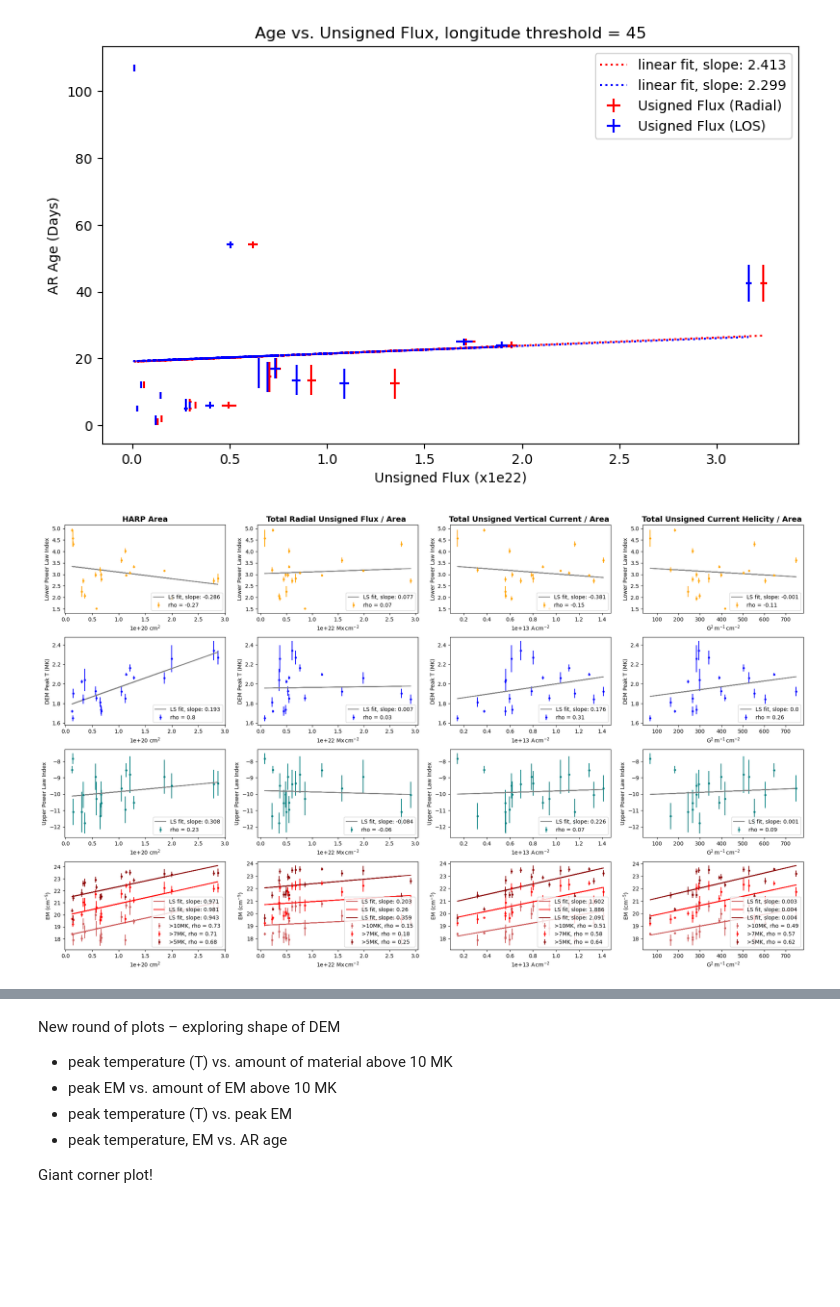
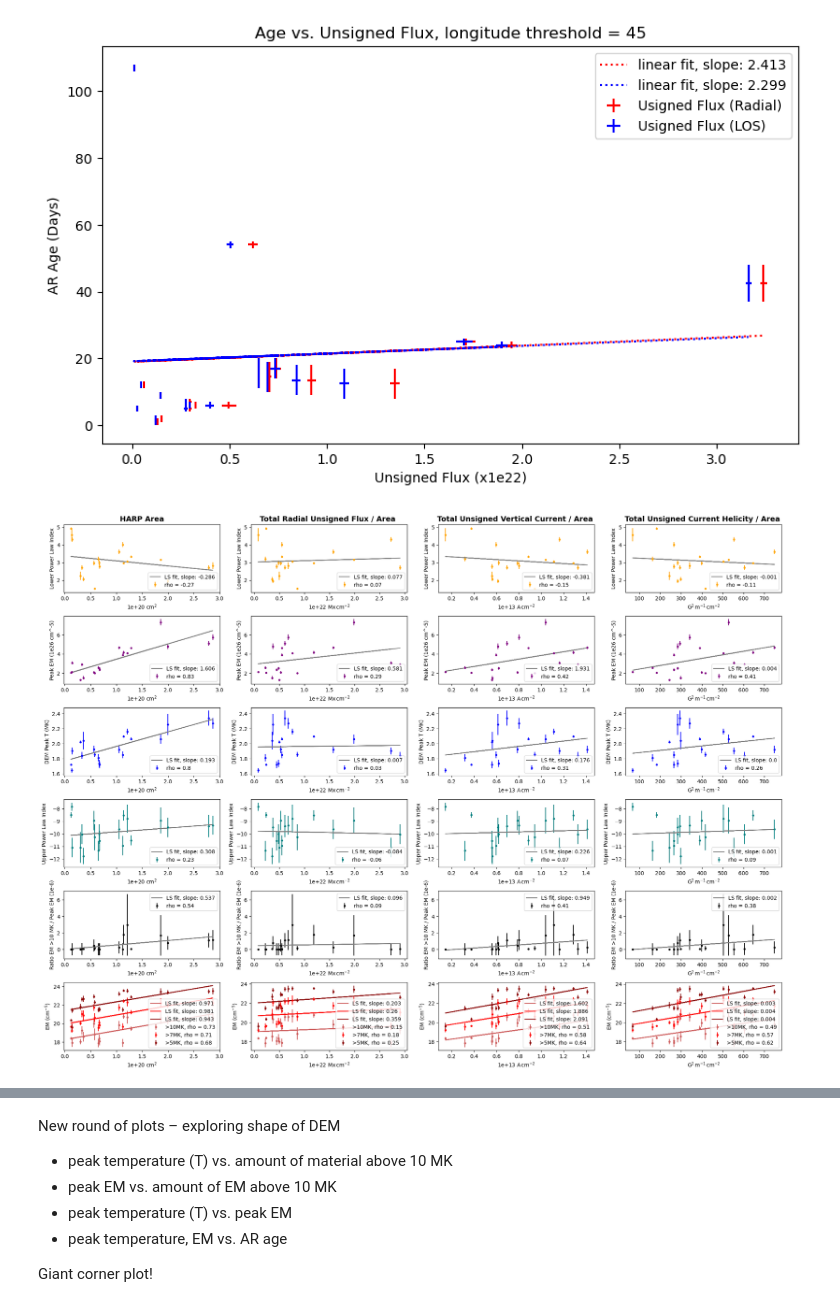
Before and after one commit to jessiemcd/do-dem, a Jupyter notebook: plots_from_saved_params.ipynb, the cells around one changed output, grey strips where cells are left out. Drawn from its saved outputs; the diff is of its cells as text; code cells hidden in the pictures; blank space fills up the shorter version.

```diff
--- a/plots_from_saved_params.ipynb
+++ b/plots_from_saved_params.ipynb
@@ -79,23 +106,26 @@ magparams = haa.fetch_age_and_usflux(all_targets, lonthresh=45)
 #We do want to normalize other parameters by HARP area, and also add a plot vs. HARP area.
 importlib.reload(haa)
 
-params = ['lowerpower2', 'peak', 'upperpower2', 'above10', 'above7', 'above5']
-paramlabels = ['Lower Power Law Index', 'DEM Peak T (MK)', 'Upper Power Law Index',
+params = ['lowerpower2', 'peak_em', 'peak', 'upperpower2', 'above10rat', 'above10', 'above7', 'above5']
+paramlabels = ['Lower Power Law Index', 'Peak EM (1e26 cm^-5)', 'DEM Peak T (MK)',
+               'Upper Power Law Index',
+               'Ratio EM >10 MK / Peak EM (1e-6)',
                'EM ('+(u.cm**(-5)).to_string('latex_inline')+')',
               'EM ('+(u.cm**(-5)).to_string('latex_inline')+')',
               'EM ('+(u.cm**(-5)).to_string('latex_inline')+')']
-tcolors = ['orange', 'blue', 'teal', 'indianred', 'red', 'darkred']
-skh = [False, False, False, False, False, False]
+
+tcolors = ['orange', 'purple', 'blue', 'teal', 'black', 'indianred', 'red', 'darkred']
+skh = [False, False, False, False, False, False, False, False]
 
 mparams = ['areas', 'usflx', 'tuvc', 'tuheli'] #['areas', 'mheli', 'malp']
-normcheck = [False, True, True, True] #[False, False, False]
+normcheck = [False, True, True, True] #[False, False, False, False]
 
 magparams = haa.fetch_age_and_usflux(all_targets, lonthresh=60, plot=False, check_quiet=True)
 
 regions = magparams['regions']['vals']
 
 #fig, axes = plt.subplots(len(params),len(mparams), figsize=(5*len(mparams), 3*len(params)), tight_layout = {'pad': 1})
-fig, axes = plt.subplots(4,len(mparams), figsize=(5*len(mparams), 3*4), tight_layout = {'pad': 1})
+fig, axes = plt.subplots(6,len(mparams), figsize=(5*len(mparams), 3*5), tight_layout = {'pad': 1})
 
 
 #For each DEM parameter
@@ -116,7 +146,7 @@ for i in range(0, len(params)):
 
         #Plot vs. radial unsigned flux.
         if params[i] in ['above5', 'above7']:
-            ax=axes[3,j]
+            ax=axes[5,j]
         else:
             ax=axes[i,j]
         magpar=magparams[mparams[j]]['vals']
@@ -135,7 +165,7 @@ for i in range(0, len(params)):
         if params[i] in ['above5', 'above7', 'above10']:
             extra_labs = ['>10MK', '>7MK', '>5MK']
             ax.errorbar(magpar[:,0]/norm, dataparam[trs,0], color=tcolors[i], yerr=yerr_, #xerr=herr,
-                    linestyle='none', marker='o', markersize=3, label=extra_labs[i-3]+', '+'rho = '+str(rho))
+                    linestyle='none', marker='o', markersize=3, label=extra_labs[i-5]+', '+'rho = '+str(rho))
         else:
             ax.errorbar(magpar[:,0]/norm, dataparam[trs,0], color=tcolors[i], yerr=yerr_, #xerr=herr,
                     linestyle='none', marker='o', markersize=3, label='rho = '+str(rho))
@@ -163,35 +193,37 @@ for i in range(0, len(params)):
 
             if magparams[mparams[j]]['norm'] != 1:
                 #ax.set_xlabel(magparams[mparams[j]]['name']+'/ HARP Area ('+"{:.0e}".format(magparams[mparams[j]]['norm'])+' '+normunit.to_string('latex_inline')+')')
                 ax.set_xlabel("{:.0e}".format(magparams[mparams[j]]['norm'])+' '+normunit.to_string('latex_inline'))
                 if i==0:
                     ax.set_title(magparams[mparams[j]]['name']+' / Area ', fontweight=fw, fontsize=fsz)
             else:
                 #ax.set_xlabel(magparams[mparams[j]]['name']+'/ HARP Area ('+normunit.to_string('latex_inline')+')')
                 ax.set_xlabel(normunit.to_string('latex_inline'))
                 if i==0:
                     ax.set_title(magparams[mparams[j]]['name']+' / Area ', fontweight=fw, fontsize=fsz)
         else:
             if magparams[mparams[j]]['norm'] != 1:
                 #ax.set_xlabel(magparams[mparams[j]]['name']+' ('+"{:.0e}".format(magparams[mparams[j]]['norm'])+' '+magparams[mparams[j]]['unit'].to_string('latex_inline')+')')
                 ax.set_xlabel("{:.0e}".format(magparams[mparams[j]]['norm'])+' '+magparams[mparams[j]]['unit'].to_string('latex_inline'))
                 if i==0:
                     ax.set_title(magparams[mparams[j]]['name'], fontweight=fw, fontsize=fsz)
             else:
                 #ax.set_xlabel(magparams[mparams[j]]['name']+' ('+magparams[mparams[j]]['unit'].to_string('latex_inline')+')')
                 ax.set_xlabel(magparams[mparams[j]]['unit'].to_string('latex_inline'))
                 #For when running with mean params, above doesn't work.
                 #ax.set_xlabel(magparams[mparams[j]]['unit'])
                 if i==0:
                     ax.set_title(magparams[mparams[j]]['name'], fontweight=fw, fontsize=fsz)
 
         ax.set_ylabel(paramlabels[i])
         ax.legend(loc='lower right')
+        if i==4:
+            ax.legend(loc='upper right')
 
 
-plt.savefig('all_mag_params_area_normalized_extensive.png')
+plt.savefig('all_mag_params_extensive_em_area_normalized_addrat_ghostcorr.png')
 # %% [output]
-[figure, old version]
+[figure, new version]
 # %%
 
 def make_labels(regids):
```
Also changed, not shown: parts of 19 cells of this notebook, 2 other files.
